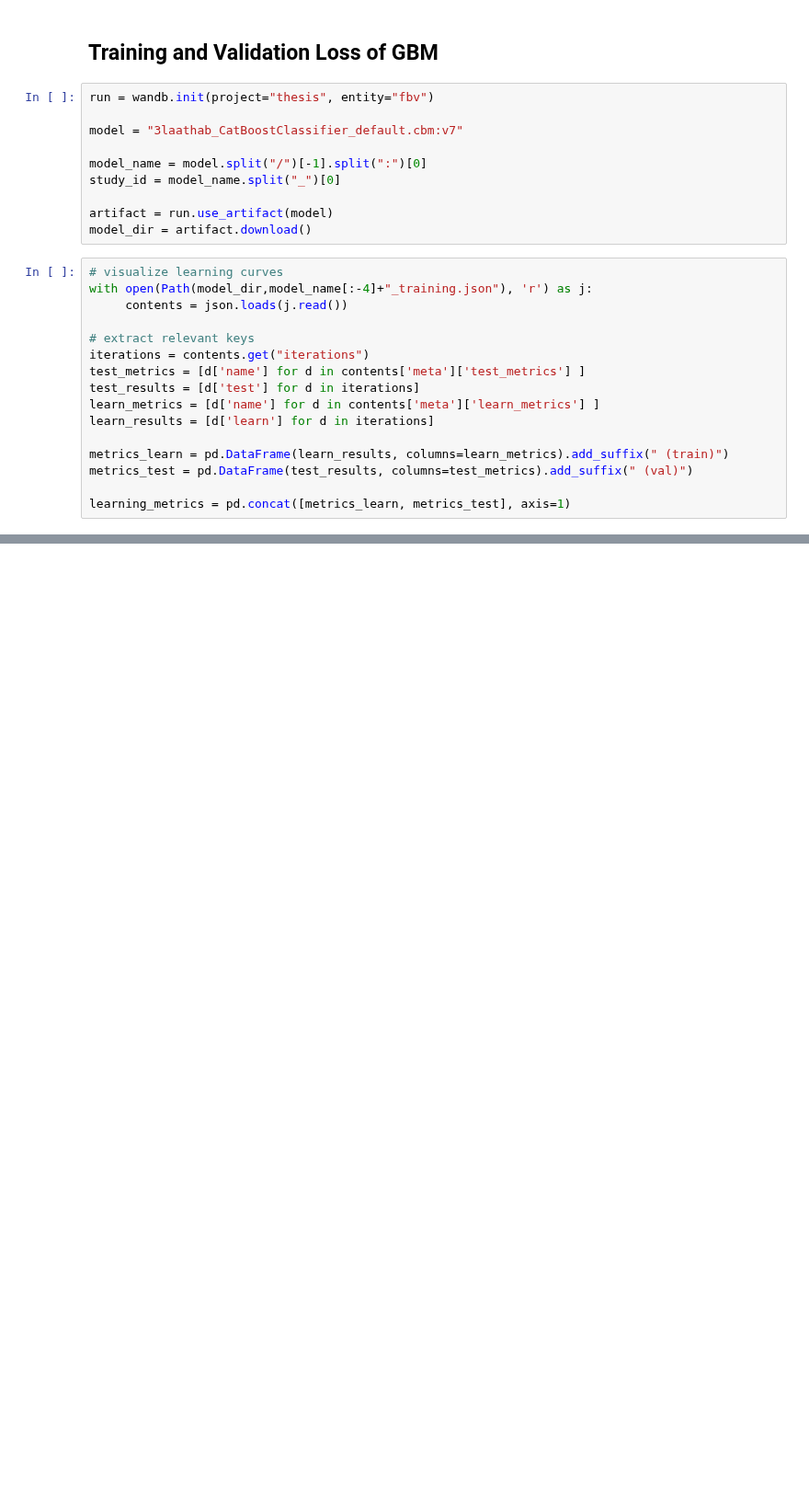
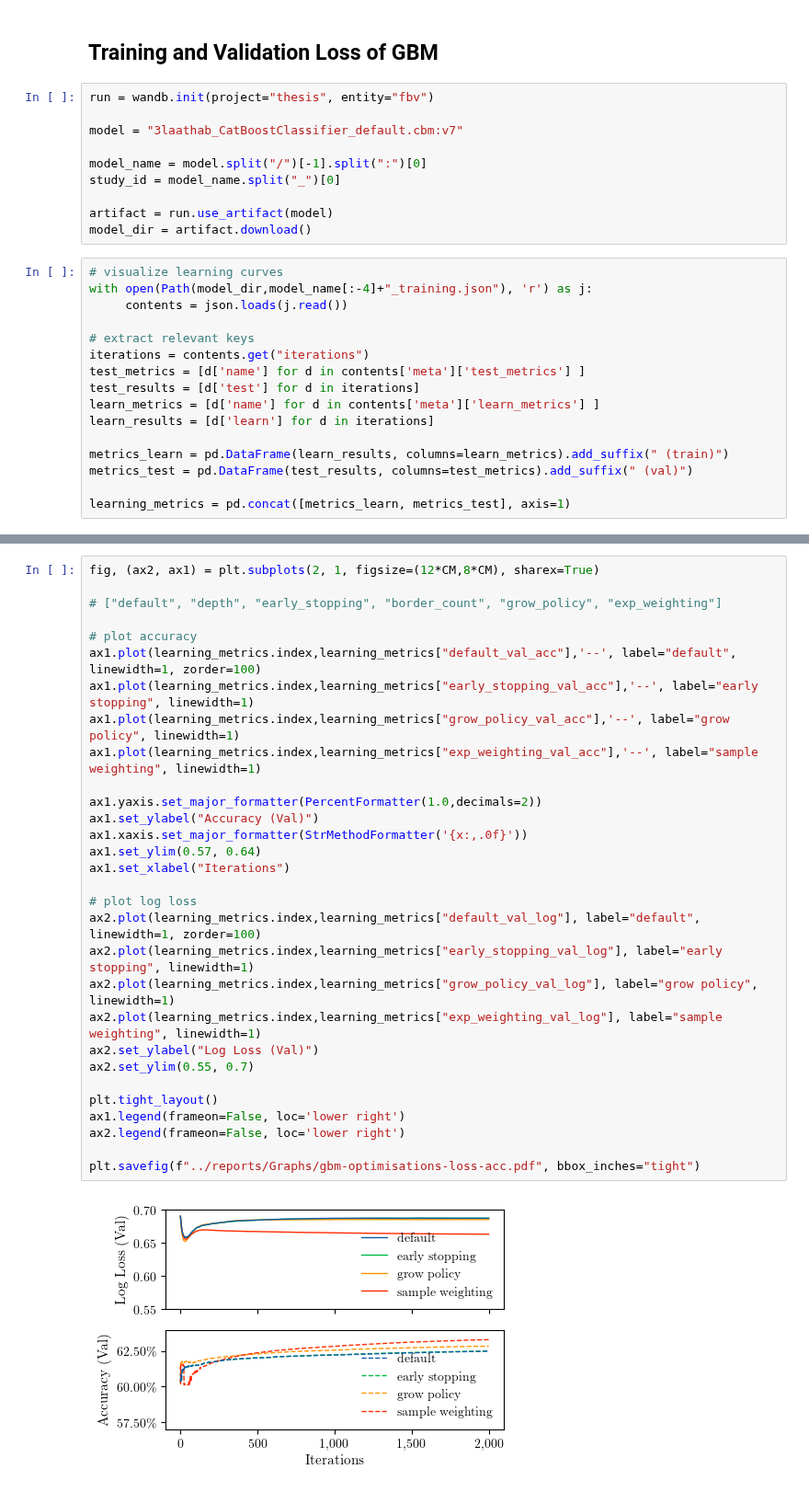
Before and after one commit to KarelZe/thesis, a Jupyter notebook: notebooks/6.0a-mb-visualizations.ipynb, the cells around one changed output, grey strips where cells are left out. Shown at 92% size. Drawn from its saved outputs; the diff is of its cells as text; blank space fills up the shorter version.

```diff
--- a/notebooks/6.0a-mb-visualizations.ipynb
+++ b/notebooks/6.0a-mb-visualizations.ipynb
@@ -922,0 +954,32 @@ plt.savefig(f"../reports/Graphs/gbm-train-val-loss-acc.pdf", bbox_inches="tight"
+# %%
+fig, (ax2, ax1) = plt.subplots(2, 1, figsize=(12*CM,8*CM), sharex=True)
+
+# ["default", "depth", "early_stopping", "border_count", "grow_policy", "exp_weighting"]
+
+# plot accuracy
+ax1.plot(learning_metrics.index,learning_metrics["default_val_acc"],'--', label="default", linewidth=1, zorder=100)
+ax1.plot(learning_metrics.index,learning_metrics["early_stopping_val_acc"],'--', label="early stopping", linewidth=1)
+ax1.plot(learning_metrics.index,learning_metrics["grow_policy_val_acc"],'--', label="grow policy", linewidth=1)
+ax1.plot(learning_metrics.index,learning_metrics["exp_weighting_val_acc"],'--', label="sample weighting", linewidth=1)
+
+ax1.yaxis.set_major_formatter(PercentFormatter(1.0,decimals=2))
+ax1.set_ylabel("Accuracy (Val)")
+ax1.xaxis.set_major_formatter(StrMethodFormatter('{x:,.0f}'))
+ax1.set_ylim(0.57, 0.64)
+ax1.set_xlabel("Iterations")
+
+# plot log loss
+ax2.plot(learning_metrics.index,learning_metrics["default_val_log"], label="default", linewidth=1, zorder=100)
+ax2.plot(learning_metrics.index,learning_metrics["early_stopping_val_log"], label="early stopping", linewidth=1)
+ax2.plot(learning_metrics.index,learning_metrics["grow_policy_val_log"], label="grow policy", linewidth=1)
+ax2.plot(learning_metrics.index,learning_metrics["exp_weighting_val_log"], label="sample weighting", linewidth=1)
+ax2.set_ylabel("Log Loss (Val)")
+ax2.set_ylim(0.55, 0.7)
+
+plt.tight_layout()
+ax1.legend(frameon=False, loc='lower right')
+ax2.legend(frameon=False, loc='lower right')
+
+plt.savefig(f"../reports/Graphs/gbm-optimisations-loss-acc.pdf", bbox_inches="tight")
+# %% [output]
+[figure, added]
```
Also changed, not shown: parts of 3 cells of this notebook, 9 other files.
